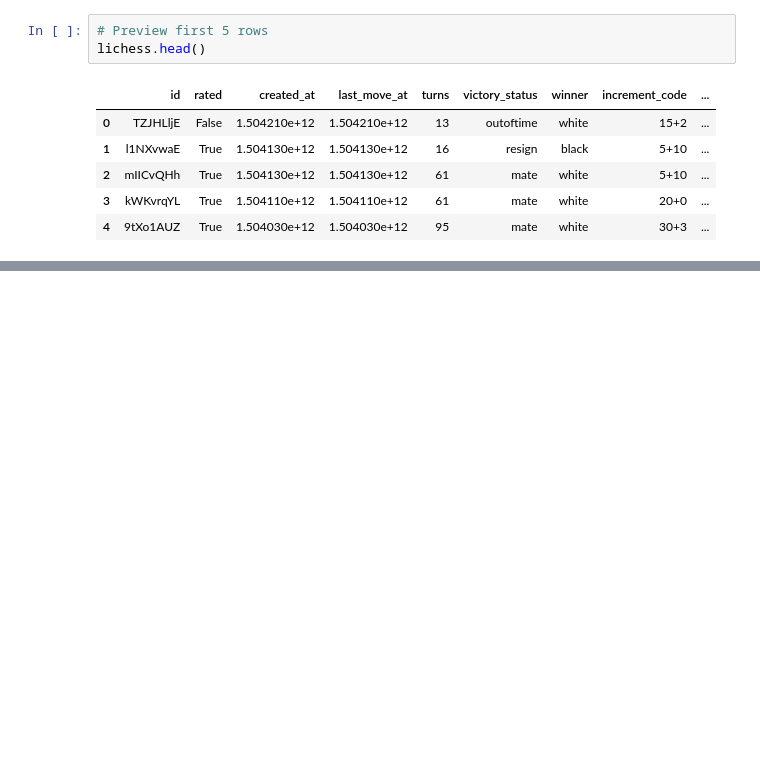
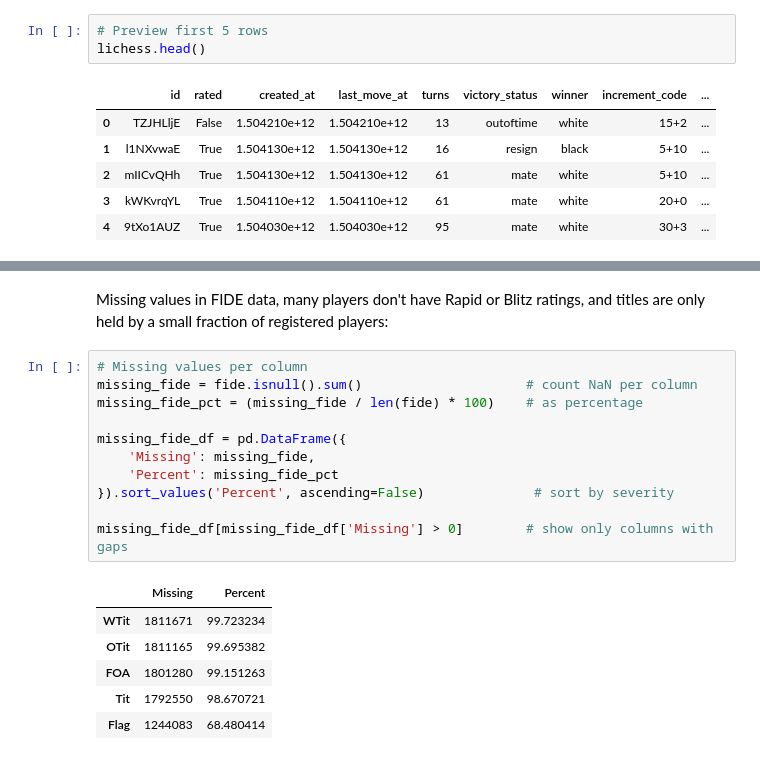
Before and after one commit to AhmedInv40/Chess-Rating-Systems, a Jupyter notebook: Chess Rating Systems.ipynb, the cells around one changed output, grey strips where cells are left out. Saved outputs shown, nothing was run; the diff lists cells and outputs as text; blank space fills up the shorter version.

```diff
--- a/Chess Rating Systems.ipynb
+++ b/Chess Rating Systems.ipynb
@@ -111,0 +222,20 @@ lichess.head()
+# %% [markdown]
+Missing values in FIDE data, many players don't have Rapid or Blitz ratings, and titles are only held by a small fraction of registered players:
+# %%
+# Missing values per column
+missing_fide = fide.isnull().sum()                     # count NaN per column
+missing_fide_pct = (missing_fide / len(fide) * 100)    # as percentage
+
+missing_fide_df = pd.DataFrame({
+    'Missing': missing_fide,
+    'Percent': missing_fide_pct
+}).sort_values('Percent', ascending=False)              # sort by severity
+
+missing_fide_df[missing_fide_df['Missing'] > 0]        # show only columns with gaps
+# %% [output]
+|  | Missing | Percent |
+| WTit | 1811671 | 99.723234 |
+| OTit | 1811165 | 99.695382 |
+| FOA | 1801280 | 99.151263 |
+| Tit | 1792550 | 98.670721 |
+| Flag | 1244083 | 68.480414 |
```
Also changed, not shown: parts of 12 cells of this notebook.
